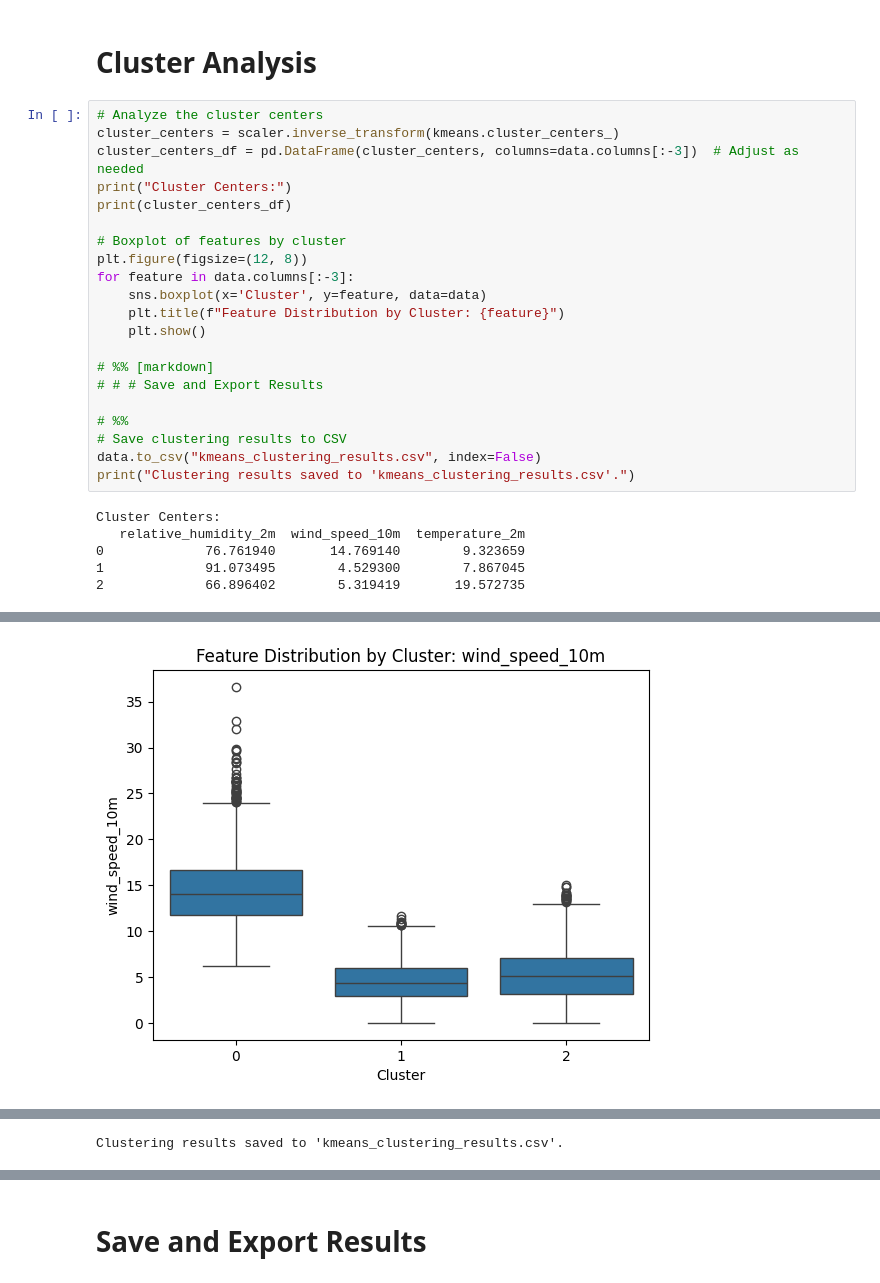
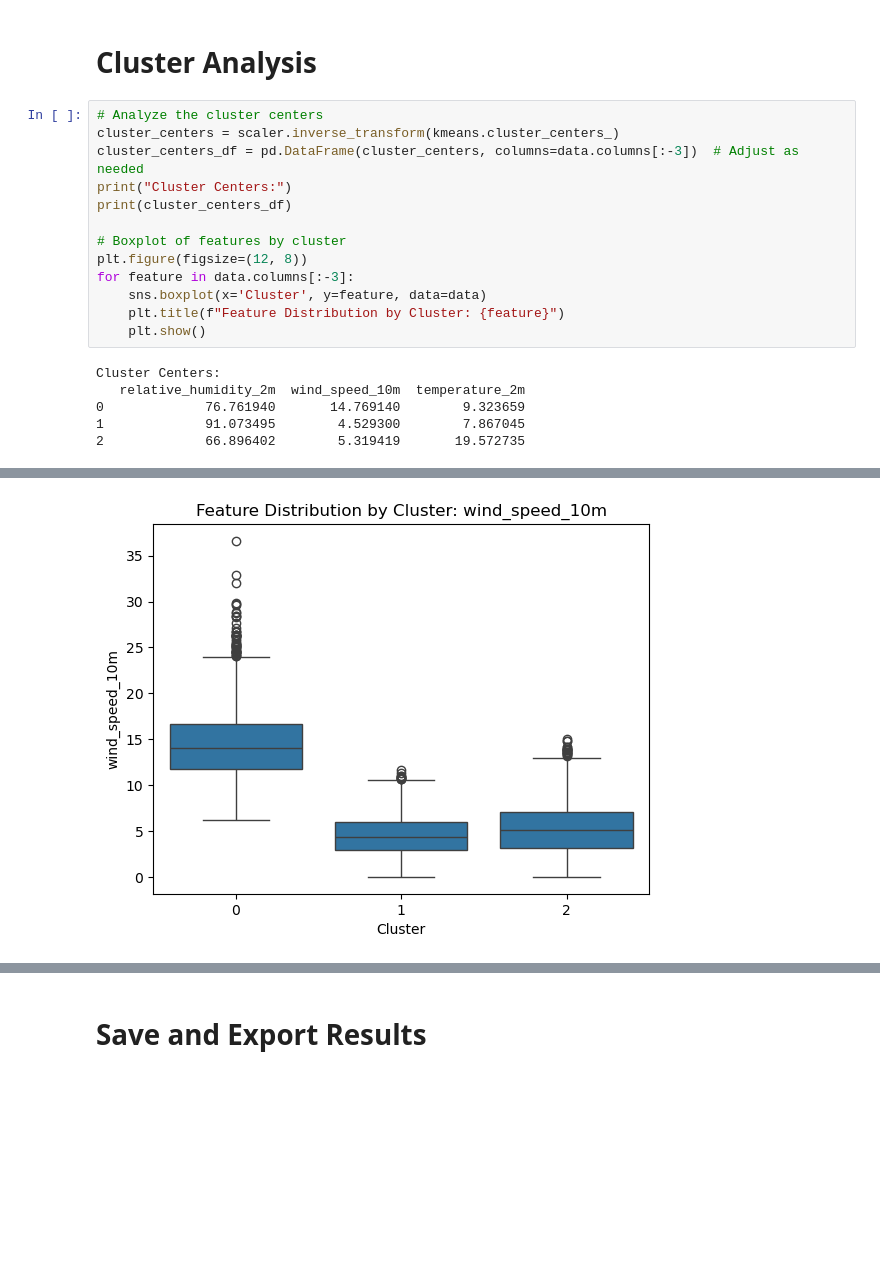
Before and after one commit to nikola-mitrovic/dataanalyticsproject, a Jupyter notebook: notebooks/clustering_analysis.ipynb, the cells around one changed output, grey strips where cells are left out. Drawn from its saved outputs; the diff is of its cells as text; blank space fills up the shorter version.

Commit message:
update cluster analysis

```diff
--- a/notebooks/clustering_analysis.ipynb
+++ b/notebooks/clustering_analysis.ipynb
@@ -121,14 +127,6 @@ for feature in data.columns[:-3]:
     sns.boxplot(x='Cluster', y=feature, data=data)
     plt.title(f"Feature Distribution by Cluster: {feature}")
     plt.show()
-
-# %% [markdown]
-# # # Save and Export Results
-
-# %%
-# Save clustering results to CSV
-data.to_csv("kmeans_clustering_results.csv", index=False)
-print("Clustering results saved to 'kmeans_clustering_results.csv'.")
 # %% [output]
 Cluster Centers:
    relative_humidity_2m  wind_speed_10m  temperature_2m
@@ -139 +137 @@ Cluster Centers:
-[figure, old version]
+[figure, new version]
@@ -141 +138,0 @@ Cluster Centers:
-Clustering results saved to 'kmeans_clustering_results.csv'.
```
Also changed, not shown: parts of 15 cells of this notebook.
